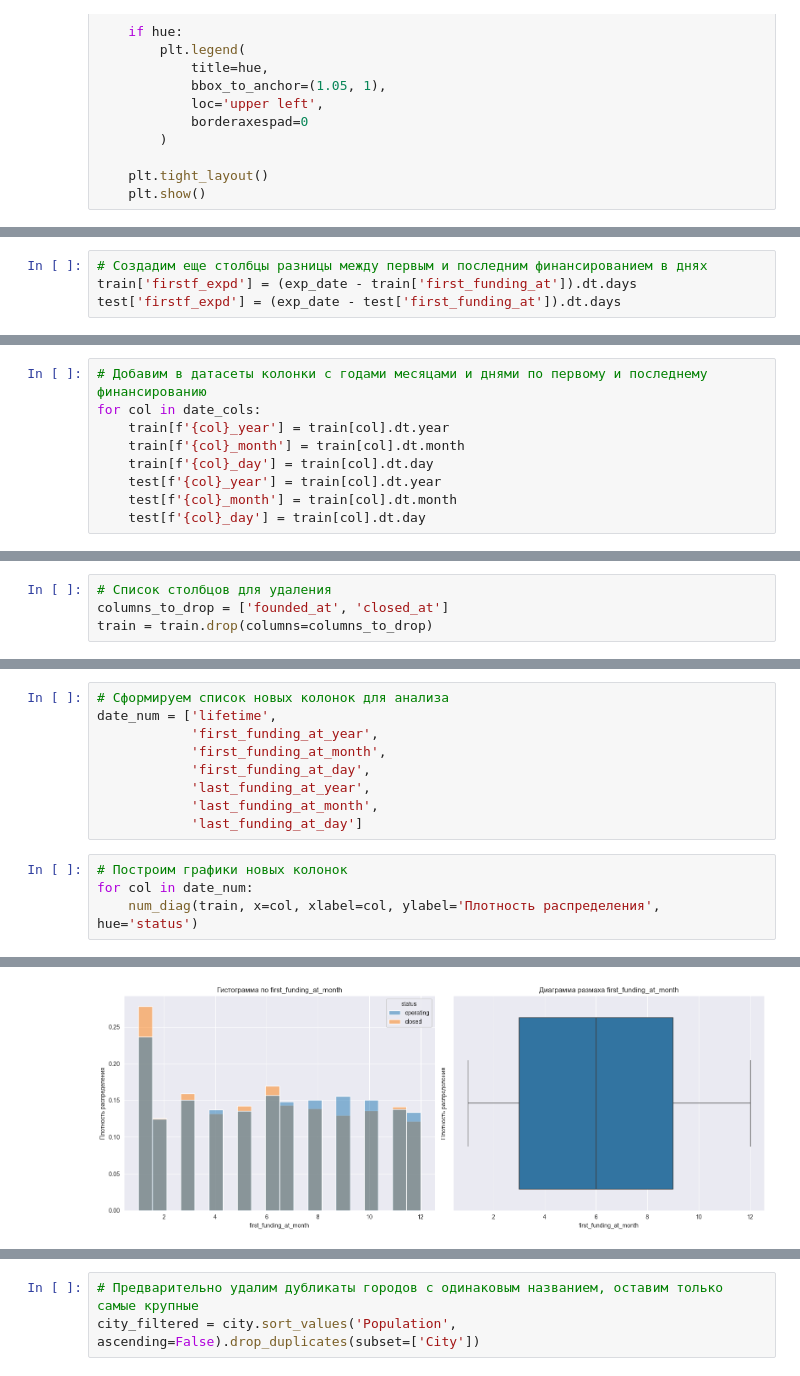
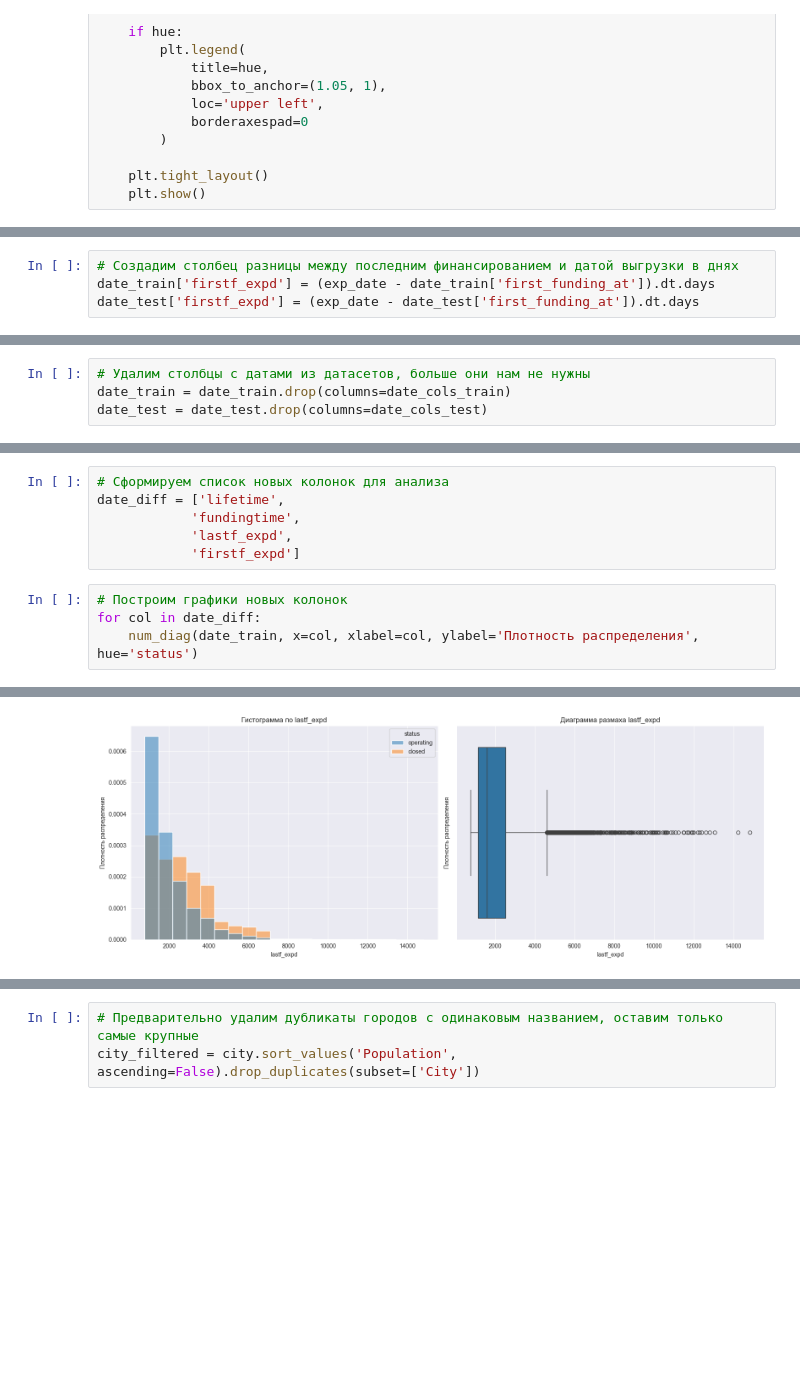
Before and after one commit to onejetpilot/start_up, a Jupyter notebook: start_up_pred.ipynb, the cells around one changed output, grey strips where cells are left out. Cells and saved outputs as stored; diff of their text form; blank space fills up the shorter version.

```diff
--- a/start_up_pred.ipynb
+++ b/start_up_pred.ipynb
@@ -555,4 +594,4 @@ test['lastf_expd'] = (exp_date- test['last_funding_at']).dt.days
 # %%
-# Создадим еще столбцы разницы между первым и последним финансированием в днях
-train['firstf_expd'] = (exp_date - train['first_funding_at']).dt.days
-test['firstf_expd'] = (exp_date - test['first_funding_at']).dt.days
+# Создадим столбец разницы между последним финансированием и датой выгрузки в днях
+date_train['firstf_expd'] = (exp_date - date_train['first_funding_at']).dt.days
+date_test['firstf_expd'] = (exp_date - date_test['first_funding_at']).dt.days
@@ -570,9 +597,0 @@ date_cols = ['first_funding_at', 'last_funding_at']
-# %%
-# Добавим в датасеты колонки с годами месяцами и днями по первому и последнему финансированию
-for col in date_cols:
-    train[f'{col}_year'] = train[col].dt.year
-    train[f'{col}_month'] = train[col].dt.month
-    train[f'{col}_day'] = train[col].dt.day
-    test[f'{col}_year'] = train[col].dt.year
-    test[f'{col}_month'] = train[col].dt.month
-    test[f'{col}_day'] = train[col].dt.day
@@ -579,5 +606,5 @@ for col in date_cols:
 # %%
-# Список столбцов для удаления
-columns_to_drop = ['founded_at', 'closed_at']
-train = train.drop(columns=columns_to_drop)
+# Удалим столбцы с датами из датасетов, больше они нам не нужны
+date_train = date_train.drop(columns=date_cols_train)
+date_test = date_test.drop(columns=date_cols_test)
 # %%
@@ -593,15 +621,12 @@ train.head()
 # %%
 # Сформируем список новых колонок для анализа
-date_num = ['lifetime',
-            'first_funding_at_year',
-            'first_funding_at_month',
-            'first_funding_at_day',
-            'last_funding_at_year',
-            'last_funding_at_month',
-            'last_funding_at_day']
+date_diff = ['lifetime',
+            'fundingtime',
+            'lastf_expd',
+            'firstf_expd']
 # %%
 # Построим графики новых колонок
-for col in date_num:
-    num_diag(train, x=col, xlabel=col, ylabel='Плотность распределения', hue='status')
+for col in date_diff:
+    num_diag(date_train, x=col, xlabel=col, ylabel='Плотность распределения', hue='status')
 # %% [output]
 [figure]
@@ -609 +634 @@ for col in date_num:
-[figure, old version]
+[figure, new version]
```
Also changed, not shown: parts of 141 cells of this notebook.
